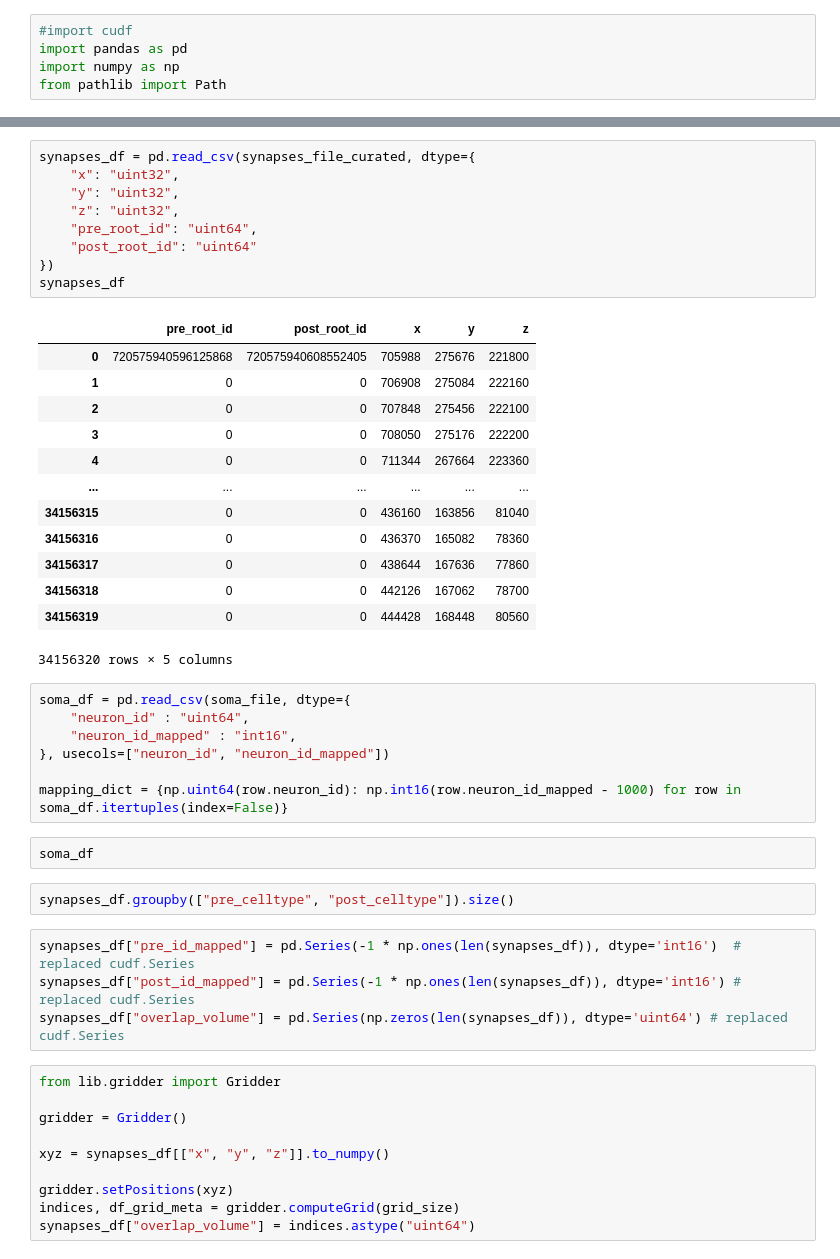
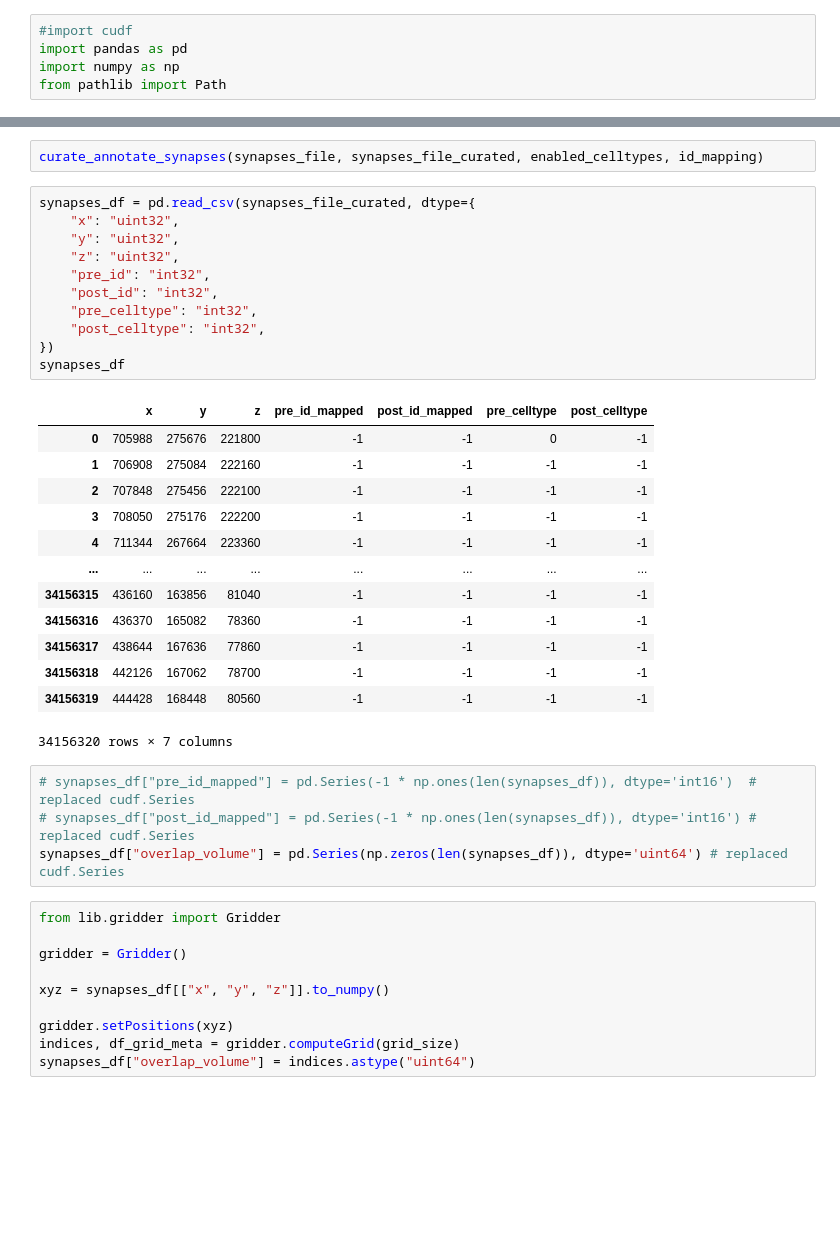
Before and after one commit to philippHarth/hackathon-mainz, a Jupyter notebook: FLY_synapse_preparation.ipynb, the cells around one changed output, grey strips where cells are left out. Saved outputs shown, nothing was run; the diff lists cells and outputs as text; blank space fills up the shorter version.

Commit message:
Flywire synapse preprocessing (v783)

```diff
--- a/FLY_synapse_preparation.ipynb
+++ b/FLY_synapse_preparation.ipynb
@@ -31,40 +122,33 @@ def curate_annotate_synapses(filename_in, filename_out):
+# %%
+curate_annotate_synapses(synapses_file, synapses_file_curated, enabled_celltypes, id_mapping)
 # %%
 synapses_df = pd.read_csv(synapses_file_curated, dtype={
     "x": "uint32",
     "y": "uint32",
     "z": "uint32",
-    "pre_root_id": "uint64",
-    "post_root_id": "uint64"
+    "pre_id": "int32",
+    "post_id": "int32",
+    "pre_celltype": "int32",
+    "post_celltype": "int32",
 })
 synapses_df
 # %% [output]
-|  | pre_root_id | post_root_id | x | y | z |
-| 0 | 720575940596125868 | 720575940608552405 | 705988 | 275676 | 221800 |
-| 1 | 0 | 0 | 706908 | 275084 | 222160 |
-| 2 | 0 | 0 | 707848 | 275456 | 222100 |
-| 3 | 0 | 0 | 708050 | 275176 | 222200 |
-| 4 | 0 | 0 | 711344 | 267664 | 223360 |
-| ... | ... | ... | ... | ... | ... |
-| 34156315 | 0 | 0 | 436160 | 163856 | 81040 |
-| 34156316 | 0 | 0 | 436370 | 165082 | 78360 |
-| 34156317 | 0 | 0 | 438644 | 167636 | 77860 |
-| 34156318 | 0 | 0 | 442126 | 167062 | 78700 |
-| 34156319 | 0 | 0 | 444428 | 168448 | 80560 |
+|  | x | y | z | pre_id_mapped | post_id_mapped | pre_celltype | post_celltype |
+| 0 | 705988 | 275676 | 221800 | -1 | -1 | 0 | -1 |
+| 1 | 706908 | 275084 | 222160 | -1 | -1 | -1 | -1 |
+| 2 | 707848 | 275456 | 222100 | -1 | -1 | -1 | -1 |
+| 3 | 708050 | 275176 | 222200 | -1 | -1 | -1 | -1 |
+| 4 | 711344 | 267664 | 223360 | -1 | -1 | -1 | -1 |
+| ... | ... | ... | ... | ... | ... | ... | ... |
+| 34156315 | 436160 | 163856 | 81040 | -1 | -1 | -1 | -1 |
+| 34156316 | 436370 | 165082 | 78360 | -1 | -1 | -1 | -1 |
+| 34156317 | 438644 | 167636 | 77860 | -1 | -1 | -1 | -1 |
+| 34156318 | 442126 | 167062 | 78700 | -1 | -1 | -1 | -1 |
+| 34156319 | 444428 | 168448 | 80560 | -1 | -1 | -1 | -1 |
-34156320 rows × 5 columns
+34156320 rows × 7 columns
-# %%
-soma_df = pd.read_csv(soma_file, dtype={
-    "neuron_id" : "uint64",
-    "neuron_id_mapped" : "int16",
-}, usecols=["neuron_id", "neuron_id_mapped"])
-
-mapping_dict = {np.uint64(row.neuron_id): np.int16(row.neuron_id_mapped - 1000) for row in soma_df.itertuples(index=False)}
-# %%
-soma_df
-# %%
-synapses_df.groupby(["pre_celltype", "post_celltype"]).size()
 # %%
-synapses_df["pre_id_mapped"] = pd.Series(-1 * np.ones(len(synapses_df)), dtype='int16')  # replaced cudf.Series
-synapses_df["post_id_mapped"] = pd.Series(-1 * np.ones(len(synapses_df)), dtype='int16') # replaced cudf.Series
+# synapses_df["pre_id_mapped"] = pd.Series(-1 * np.ones(len(synapses_df)), dtype='int16')  # replaced cudf.Series
+# synapses_df["post_id_mapped"] = pd.Series(-1 * np.ones(len(synapses_df)), dtype='int16') # replaced cudf.Series
 synapses_df["overlap_volume"] = pd.Series(np.zeros(len(synapses_df)), dtype='uint64') # replaced cudf.Series
 # %%
 from lib.gridder import Gridder
```
Also changed, not shown: parts of 18 cells of this notebook, 1 other file.
